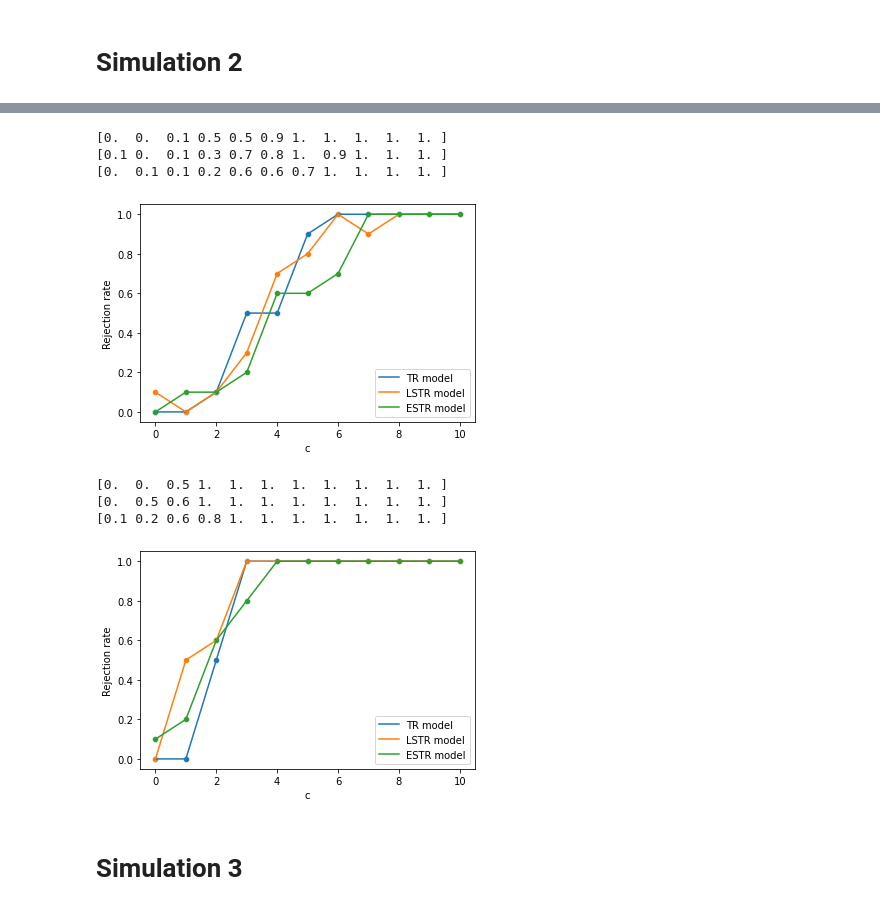
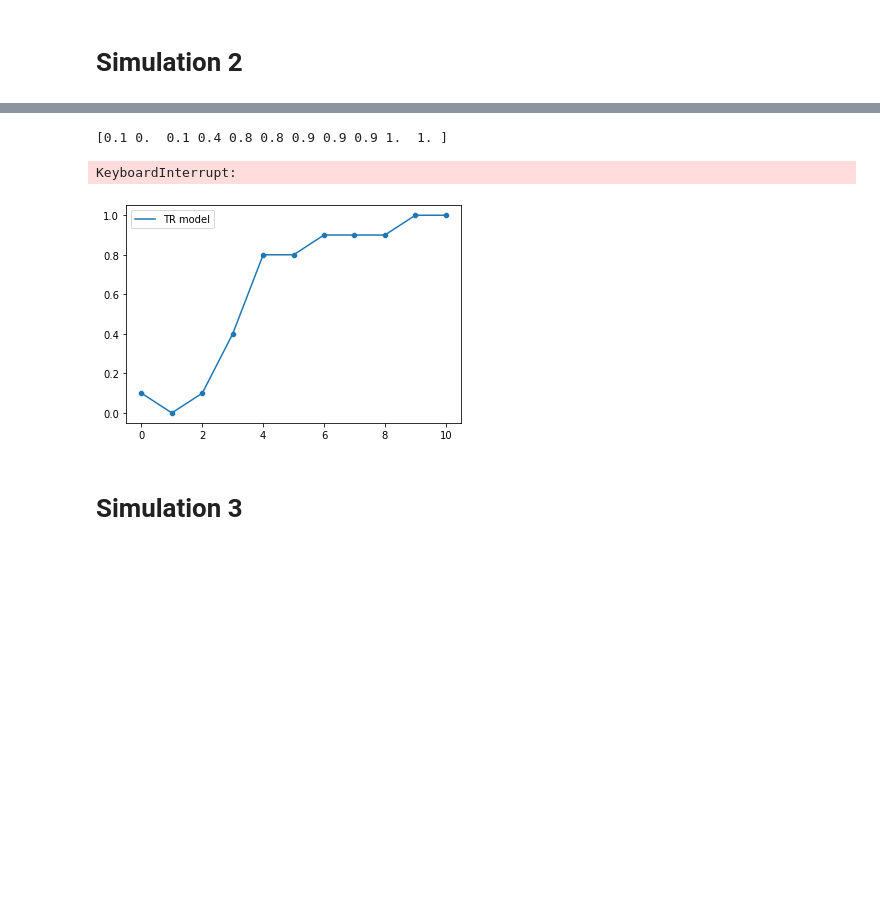
Before and after one commit to JochemvdBosch/Forecast_evaluation, a Jupyter notebook: Simulation_code.ipynb, the cells around one changed output, grey strips where cells are left out. Saved outputs shown, nothing was run; the diff lists cells and outputs as text; code cells hidden in the pictures; blank space fills up the shorter version.

```diff
--- a/Simulation_code.ipynb
+++ b/Simulation_code.ipynb
@@ -371,9 +371,9 @@ def cal_delta_L_1(sim_z1, sim_z2, sim_y_t, R_size, P_size, T_size):
     return delta_L
 # %%
 #simulation speed:
-MC_iterations = 1
+MC_iterations = 2000
 grid_elements = 20
-iterations_CV = 100
+iterations_CV = 1000
 signi_level = 0.05
 
 # Values for P to loop over
@@ -596,6 +558,6 @@ print(MonteCarlo_2(R_MC,P_MC,T_MC,0))
 # %%
 # Global variables that determine the accuracy of the outcome
-MC_iterations = 10
+MC_iterations = 1000
 grid_elements = 20
 iterations_CV = 1000
 c_length = 11
@@ -656,41 +618,36 @@ T_MC = P_MC + R_MC
 
 model_type = "TR"
 signi_level = 0.040
 for c in c_array:
     rejection_array[c] = MonteCarlo_2(R_MC,P_MC,T_MC,c)
 print(rejection_array)
 sns.scatterplot(data=rejection_array)
 sns.lineplot(data=rejection_array, label='TR model')
 
 model_type = "LSTR"
 signi_level = 0.040
 for c in c_array:
     rejection_array[c] = MonteCarlo_2(R_MC,P_MC,T_MC,c)
 print(rejection_array)
 sns.scatterplot(data=rejection_array)
 sns.lineplot(data=rejection_array, label='LSTR model')
 
 model_type = "ESTR"
 signi_level = 0.040
 for c in c_array:
     rejection_array[c] = MonteCarlo_2(R_MC,P_MC,T_MC,c)
 print(rejection_array)
 sns.scatterplot(data=rejection_array)
 sns.lineplot(data=rejection_array, label='ESTR model')
 plt.xlabel('c')
 plt.ylabel('Rejection rate')
 plt.ylim(-0.05, 1.05)
 plt.legend(loc='lower right')
 plt.show()
 # %% [output]
-[0.  0.  0.1 0.5 0.5 0.9 1.  1.  1.  1.  1. ]
-[0.1 0.  0.1 0.3 0.7 0.8 1.  0.9 1.  1.  1. ]
-[0.  0.1 0.1 0.2 0.6 0.6 0.7 1.  1.  1.  1. ]
+[0.1 0.  0.1 0.4 0.8 0.8 0.9 0.9 0.9 1.  1. ]
+KeyboardInterrupt:
-[figure, old version]
+[figure, new version]
-[0.  0.  0.5 1.  1.  1.  1.  1.  1.  1.  1. ]
-[0.  0.5 0.6 1.  1.  1.  1.  1.  1.  1.  1. ]
-[0.1 0.2 0.6 0.8 1.  1.  1.  1.  1.  1.  1. ]
-[figure, removed]
 # %% [markdown]
 # Simulation 3
 # %%
```
Also changed, not shown: parts of 10 cells of this notebook, 2 other files.
